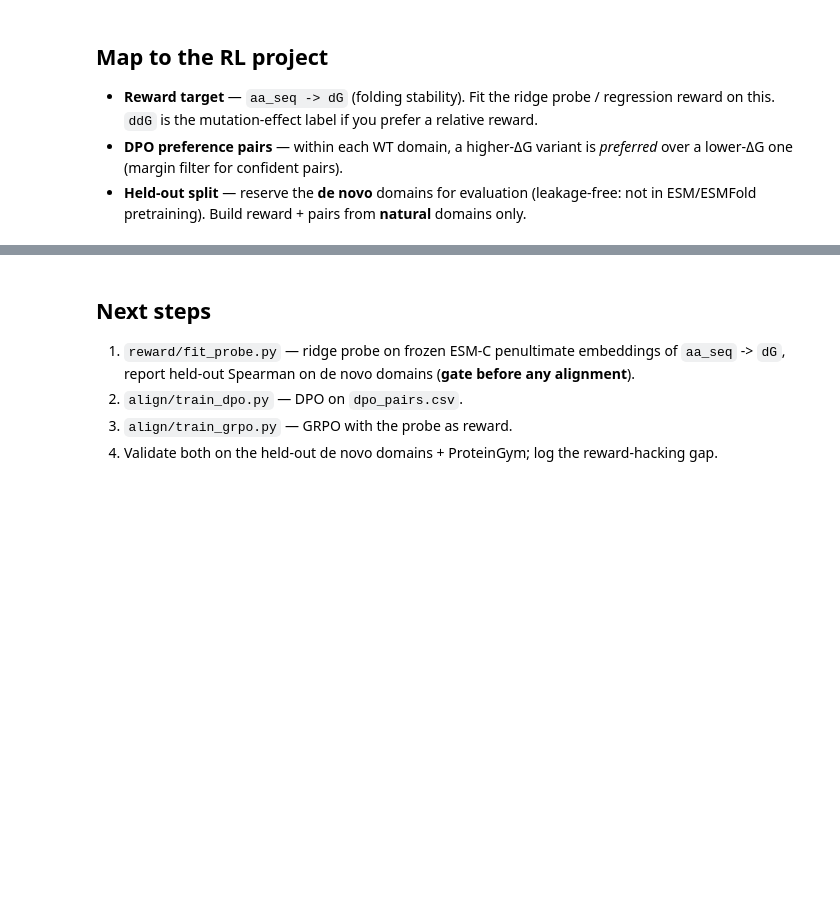
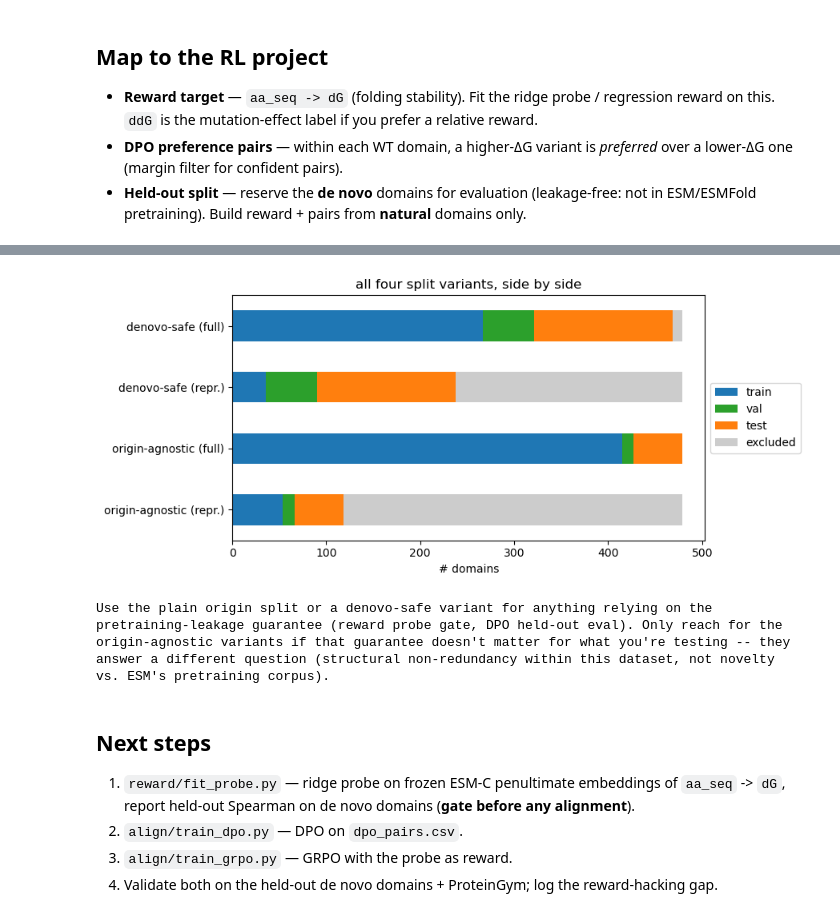
Before and after one commit to aarjunsrinivasan/esm-stability-rl, a Jupyter notebook: notebooks/tsuboyama_eda.ipynb, the cells around one changed output, grey strips where cells are left out. Saved outputs shown, nothing was run; the diff lists cells and outputs as text; code cells hidden in the pictures; blank space fills up the shorter version.

```diff
--- a/notebooks/tsuboyama_eda.ipynb
+++ b/notebooks/tsuboyama_eda.ipynb
@@ -208,0 +355,24 @@ split.head()
+# %%
+DS_REP  = OUT / "wt_split_foldseek_denovo_safe.csv"
+DS_FULL = OUT / "wt_split_foldseek_full_denovo_safe.csv"
+assert DS_REP.exists() and DS_FULL.exists(), \
+    "missing -- run: pixi run python data/foldseek_split.py --stratify-pppl"
+
+ds_rep  = pd.read_csv(DS_REP)
+ds_full = pd.read_csv(DS_FULL)
+
+print("denovo-safe representative:", ds_rep.split.value_counts().to_dict())
+print("denovo-safe full:          ", ds_full.split.value_counts().to_dict())
+
+denovo_names = set(df[df.origin == "de_novo"].WT_name)
+for name, ds in [("representative", ds_rep), ("full", ds_full)]:
+    test_names = set(ds[ds.split == "test"].WT_name)
+    train_or_val_names = set(ds[ds.split.isin(["train", "val"])].WT_name)
+    print(f"\n[{name}] test == all {len(denovo_names)} de novo domains:", test_names == denovo_names)
+    print(f"[{name}] any de novo domain leaked into train/val:", bool(train_or_val_names & denovo_names))
+
+print("\ndenovo-safe representative: split x origin:")
+print(ds_rep.groupby(["split", "origin"]).size().unstack(fill_value=0))
+print("\ndenovo-safe full: split x origin:")
+print(ds_full.groupby(["split", "origin"]).size().unstack(fill_value=0))
+ds_full.head()
@@ -209,3 +403,31 @@ split.head()
+# %%
+counts_all = pd.DataFrame({
+    "origin-agnostic (repr.)": fs_rep.split.value_counts(),
+    "origin-agnostic (full)": fs_full.split.value_counts(),
+    "denovo-safe (repr.)": ds_rep.split.value_counts(),
+    "denovo-safe (full)": ds_full.split.value_counts(),
+}).reindex(["train", "val", "test", "excluded"]).fillna(0)
+
+ax = counts_all.T.plot(kind="barh", stacked=True, figsize=(9, 4),
+                        color={"train": "C0", "val": "C2", "test": "C1", "excluded": "0.8"})
+ax.set_xlabel("# domains"); ax.set_title("all four split variants, side by side")
+ax.legend(loc="center left", bbox_to_anchor=(1.0, 0.5))
+plt.tight_layout(); plt.show()
+
+print(
+    "Use the plain origin split or a denovo-safe variant for anything relying on the\n"
+    "pretraining-leakage guarantee (reward probe gate, DPO held-out eval). Only reach for the\n"
+    "origin-agnostic variants if that guarantee doesn't matter for what you're testing -- they\n"
+    "answer a different question (structural non-redundancy within this dataset, not novelty\n"
+    "vs. ESM's pretraining corpus)."
+)
+# %% [output]
+[figure, added]
+Use the plain origin split or a denovo-safe variant for anything relying on the
+pretraining-leakage guarantee (reward probe gate, DPO held-out eval). Only reach for the
+origin-agnostic variants if that guarantee doesn't matter for what you're testing -- they
+answer a different question (structural non-redundancy within this dataset, not novelty
+vs. ESM's pretraining corpus).
 # %% [markdown]
 ## Next steps
 
```
Also changed, not shown: parts of 10 cells of this notebook.
